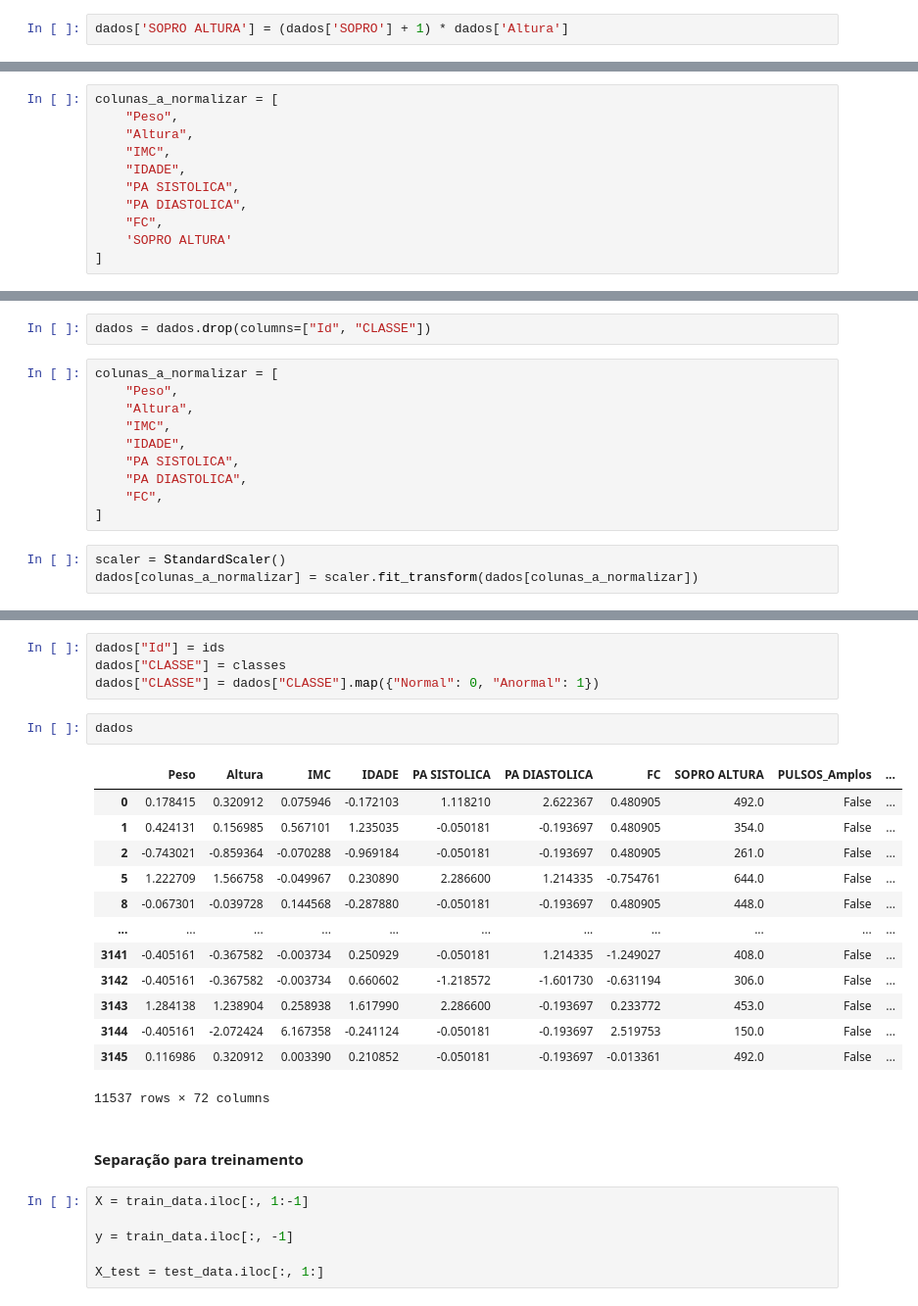
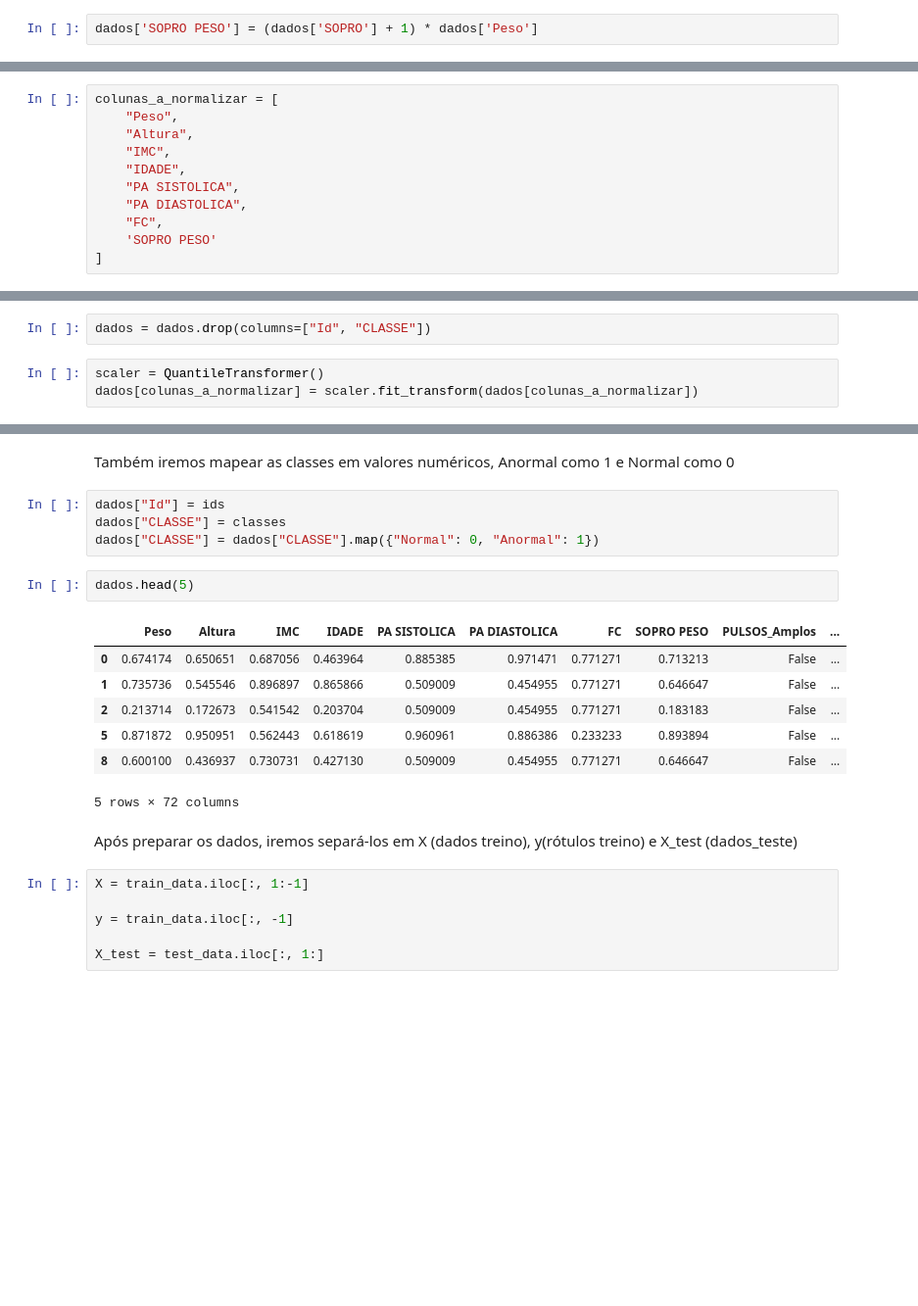
Before and after one commit to guisantoxxx/trabalho-AM, a Jupyter notebook: tentativa_cluster_one_hot_encoding.ipynb, the cells around one changed output, grey strips where cells are left out. Shown at 98% size. Cells and saved outputs as stored; diff of their text form; blank space fills up the shorter version.

```diff
--- a/tentativa_cluster_one_hot_encoding.ipynb
+++ b/tentativa_cluster_one_hot_encoding.ipynb
@@ -309,2 +659,2 @@ dados["SOPRO"] = le.fit_transform(dados["SOPRO"])
 # %%
-dados['SOPRO ALTURA'] = (dados['SOPRO'] + 1) * dados['Altura']
+dados['SOPRO PESO'] = (dados['SOPRO'] + 1) * dados['Peso']
@@ -335,7 +701,7 @@ colunas_a_normalizar = [
     "PA SISTOLICA",
     "PA DIASTOLICA",
     "FC",
-    'SOPRO ALTURA'
+    'SOPRO PESO'
 ]
 # %%
 
@@ -343,18 +709,8 @@ ids = dados["Id"].to_numpy()
 classes = dados["CLASSE"].to_numpy()
 # %%
 dados = dados.drop(columns=["Id", "CLASSE"])
-# %%
-colunas_a_normalizar = [
-    "Peso",
-    "Altura",
-    "IMC",
-    "IDADE",
-    "PA SISTOLICA",
-    "PA DIASTOLICA",
-    "FC",
-]
 # %%
-scaler = StandardScaler()
+scaler = QuantileTransformer()
 dados[colunas_a_normalizar] = scaler.fit_transform(dados[colunas_a_normalizar])
 # %%
 dados
@@ -375,25 +731,21 @@ dados
+# %% [markdown]
+Também iremos mapear as classes em valores numéricos, Anormal como 1 e Normal como 0
 # %%
 dados["Id"] = ids
 dados["CLASSE"] = classes
 dados["CLASSE"] = dados["CLASSE"].map({"Normal": 0, "Anormal": 1})
 # %%
-dados
+dados.head(5)
 # %% [output]
-|  | Peso | Altura | IMC | IDADE | PA SISTOLICA | PA DIASTOLICA | FC | SOPRO ALTURA | PULSOS_Amplos | ... |
-| 0 | 0.178415 | 0.320912 | 0.075946 | -0.172103 | 1.118210 | 2.622367 | 0.480905 | 492.0 | False | ... |
-| 1 | 0.424131 | 0.156985 | 0.567101 | 1.235035 | -0.050181 | -0.193697 | 0.480905 | 354.0 | False | ... |
-| 2 | -0.743021 | -0.859364 | -0.070288 | -0.969184 | -0.050181 | -0.193697 | 0.480905 | 261.0 | False | ... |
-| 5 | 1.222709 | 1.566758 | -0.049967 | 0.230890 | 2.286600 | 1.214335 | -0.754761 | 644.0 | False | ... |
-| 8 | -0.067301 | -0.039728 | 0.144568 | -0.287880 | -0.050181 | -0.193697 | 0.480905 | 448.0 | False | ... |
-| ... | ... | ... | ... | ... | ... | ... | ... | ... | ... | ... |
-| 3141 | -0.405161 | -0.367582 | -0.003734 | 0.250929 | -0.050181 | 1.214335 | -1.249027 | 408.0 | False | ... |
-| 3142 | -0.405161 | -0.367582 | -0.003734 | 0.660602 | -1.218572 | -1.601730 | -0.631194 | 306.0 | False | ... |
-| 3143 | 1.284138 | 1.238904 | 0.258938 | 1.617990 | 2.286600 | -0.193697 | 0.233772 | 453.0 | False | ... |
-| 3144 | -0.405161 | -2.072424 | 6.167358 | -0.241124 | -0.050181 | -0.193697 | 2.519753 | 150.0 | False | ... |
-| 3145 | 0.116986 | 0.320912 | 0.003390 | 0.210852 | -0.050181 | -0.193697 | -0.013361 | 492.0 | False | ... |
+|  | Peso | Altura | IMC | IDADE | PA SISTOLICA | PA DIASTOLICA | FC | SOPRO PESO | PULSOS_Amplos | ... |
+| 0 | 0.674174 | 0.650651 | 0.687056 | 0.463964 | 0.885385 | 0.971471 | 0.771271 | 0.713213 | False | ... |
+| 1 | 0.735736 | 0.545546 | 0.896897 | 0.865866 | 0.509009 | 0.454955 | 0.771271 | 0.646647 | False | ... |
+| 2 | 0.213714 | 0.172673 | 0.541542 | 0.203704 | 0.509009 | 0.454955 | 0.771271 | 0.183183 | False | ... |
+| 5 | 0.871872 | 0.950951 | 0.562443 | 0.618619 | 0.960961 | 0.886386 | 0.233233 | 0.893894 | False | ... |
+| 8 | 0.600100 | 0.436937 | 0.730731 | 0.427130 | 0.509009 | 0.454955 | 0.771271 | 0.646647 | False | ... |
-11537 rows × 72 columns
+5 rows × 72 columns
-# %% [markdown]
-#### Separação para treinamento
+# %% [markdown]
+Após preparar os dados, iremos separá-los em X (dados treino), y(rótulos treino) e X_test (dados_teste)
 # %%
 X = train_data.iloc[:, 1:-1]
 
```
Also changed, not shown: parts of 167 cells of this notebook, 1 other file.
